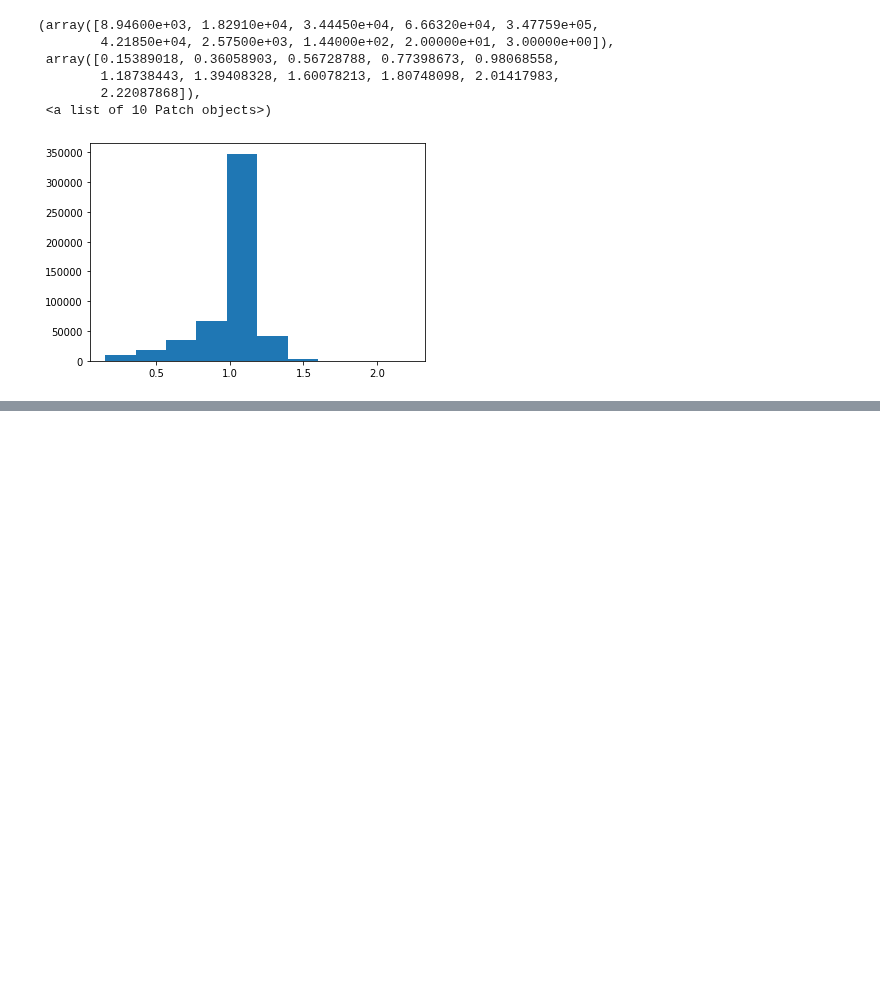
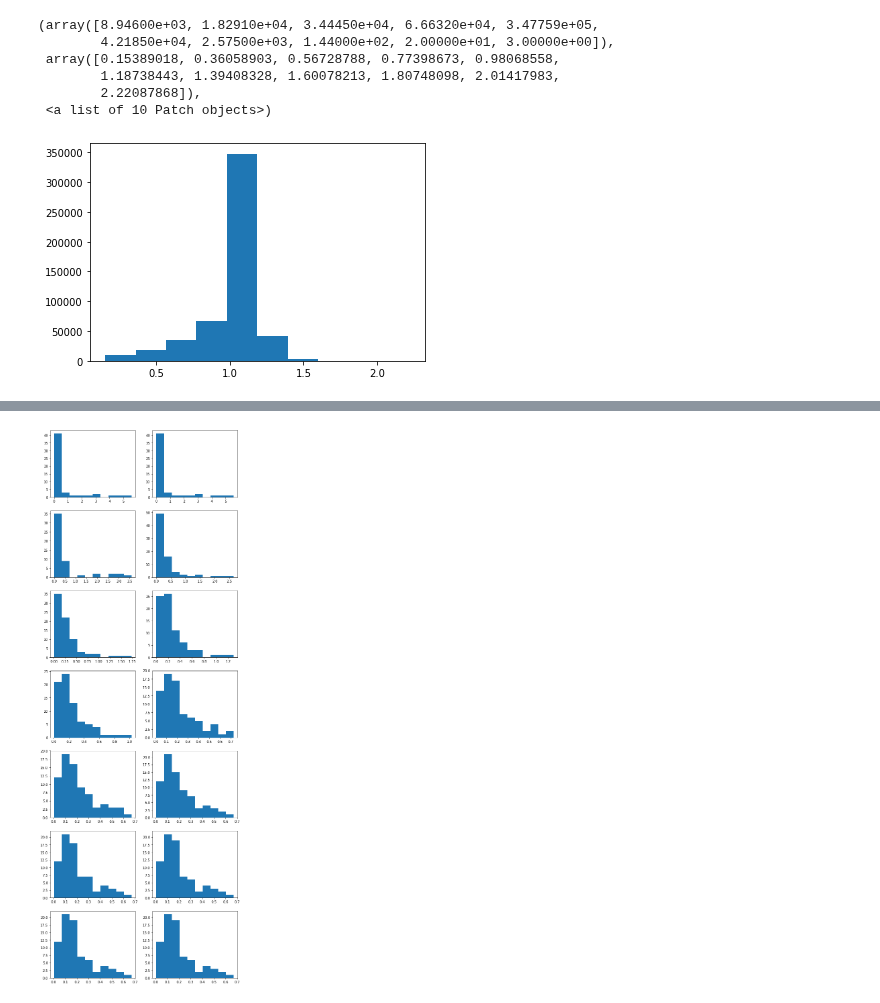
Before and after one commit to akumar01/uoicorr_analysis, a Jupyter notebook: notebooks/sfn/covariance_ensembles.ipynb, the cells around one changed output, grey strips where cells are left out. Drawn from its saved outputs; the diff is of its cells as text; code cells hidden in the pictures; blank space fills up the shorter version.

```diff
--- a/notebooks/sfn/covariance_ensembles.ipynb
+++ b/notebooks/sfn/covariance_ensembles.ipynb
@@ -295,0 +340,19 @@ plt.hist(eta.ravel())
+# %%
+# Load up the other ones:
+with open('cov_ensemble2.dat', 'rb') as f:
+    rho2 = pickle.load(f)
+    eta2 = pickle.load(f)
+# %%
+# First do rho
+
+fig, ax = plt.subplots(7, 2, figsize = (10, 30))
+
+for i in range(14):
+
+    a = ax[np.unravel_index(i, (7, 2))]
+
+    X = rho2[..., i].ravel()
+    X[X == np.inf] = np.nan
+    a.hist(X)
+# %% [output]
+[figure, added]
```
Also changed, not shown: parts of 9 cells of this notebook.
